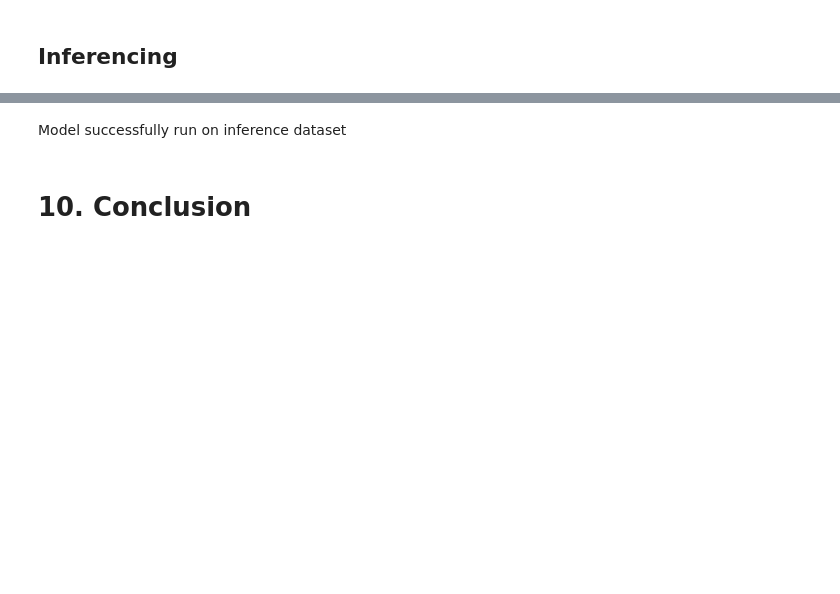
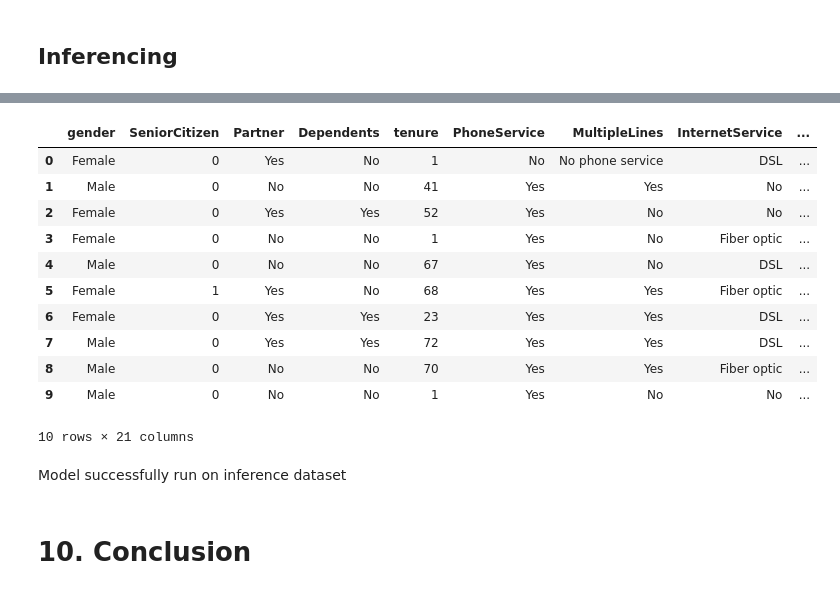
Before and after one commit to NikkiSatmaka/sticky-customers-operation, a Jupyter notebook: h8dsft_Milestone1P2_nikki_satmaka.ipynb, the cells around one changed output, grey strips where cells are left out. Saved outputs shown, nothing was run; the diff lists cells and outputs as text; code cells hidden in the pictures; blank space fills up the shorter version.

Commit message:
test inferencing

```diff
--- a/h8dsft_Milestone1P2_nikki_satmaka.ipynb
+++ b/h8dsft_Milestone1P2_nikki_satmaka.ipynb
@@ -1486,8 +1479,15 @@ Path(model_dir).mkdir(parents=True, exist_ok=True)
 # %%
 # model location
 model_dir = 'models'
-model_name = ''
+scaler_name = 'scaler.pkl'
+encoder_name = 'encoder.pkl'
+model_name = 'keras_model.h5'
+
+scaler_path = Path(model_dir, scaler_name)
+encoder_path = Path(model_dir, encoder_name)
 model_path = Path(model_dir, model_name)
 
 # load model
-final_svm = joblib.load(model_path)
+scaler = joblib.load(scaler_path)
+encoder = joblib.load(encoder_path)
+model = keras.models.load_model(model_path)
@@ -1505,0 +1506,7 @@ y_pred_inf_svm = final_svm.predict(df_inf)
+# %%
+# prepare data for inferencing
+df_inf_prepared = df_inf.copy()
+df_inf_prepared['TotalCharges'] = df_inf_prepared['TotalCharges'].fillna(df_inf_prepared['MonthlyCharges'])
+
+# print shape of prepared data
+print(df_inf_prepared.shape)
@@ -1505,0 +1515,15 @@ y_pred_inf_svm = final_svm.predict(df_inf)
+# %%
+%%time
+
+# set threshold for prediction
+threshold = 0.5
+
+# scale inference set
+df_inf_prepared_scaled = scaler.transform(df_inf_prepared)
+
+# encode inference set
+df_inf_prepared_encoded = encoder.transform(df_inf_prepared_scaled)
+
+# predict inference set using the final model
+y_pred_inf = model.predict(df_inf_prepared_encoded)
+y_pred_inf = np.where(y_pred_inf > threshold, 1, 0)
@@ -1506,9 +1533,22 @@ y_pred_inf_svm = final_svm.predict(df_inf)
 # %%
 # create dataframe with predictions
-df_inf['pred_svm'] = y_pred_inf_svm
+df_inf['pred'] = y_pred_inf
 
 # display inference set
 df_inf
+# %% [output]
+|  | gender | SeniorCitizen | Partner | Dependents | tenure | PhoneService | MultipleLines | InternetService | ... |
+| 0 | Female | 0 | Yes | No | 1 | No | No phone service | DSL | ... |
+| 1 | Male | 0 | No | No | 41 | Yes | Yes | No | ... |
+| 2 | Female | 0 | Yes | Yes | 52 | Yes | No | No | ... |
+| 3 | Female | 0 | No | No | 1 | Yes | No | Fiber optic | ... |
+| 4 | Male | 0 | No | No | 67 | Yes | No | DSL | ... |
+| 5 | Female | 1 | Yes | No | 68 | Yes | Yes | Fiber optic | ... |
+| 6 | Female | 0 | Yes | Yes | 23 | Yes | Yes | DSL | ... |
+| 7 | Male | 0 | Yes | Yes | 72 | Yes | Yes | DSL | ... |
+| 8 | Male | 0 | No | No | 70 | Yes | Yes | Fiber optic | ... |
+| 9 | Male | 0 | No | No | 1 | Yes | No | No | ... |
+10 rows × 21 columns
 # %% [markdown]
 Model successfully run on inference dataset
 # %% [markdown]
```
Also changed, not shown: parts of 29 cells of this notebook.
